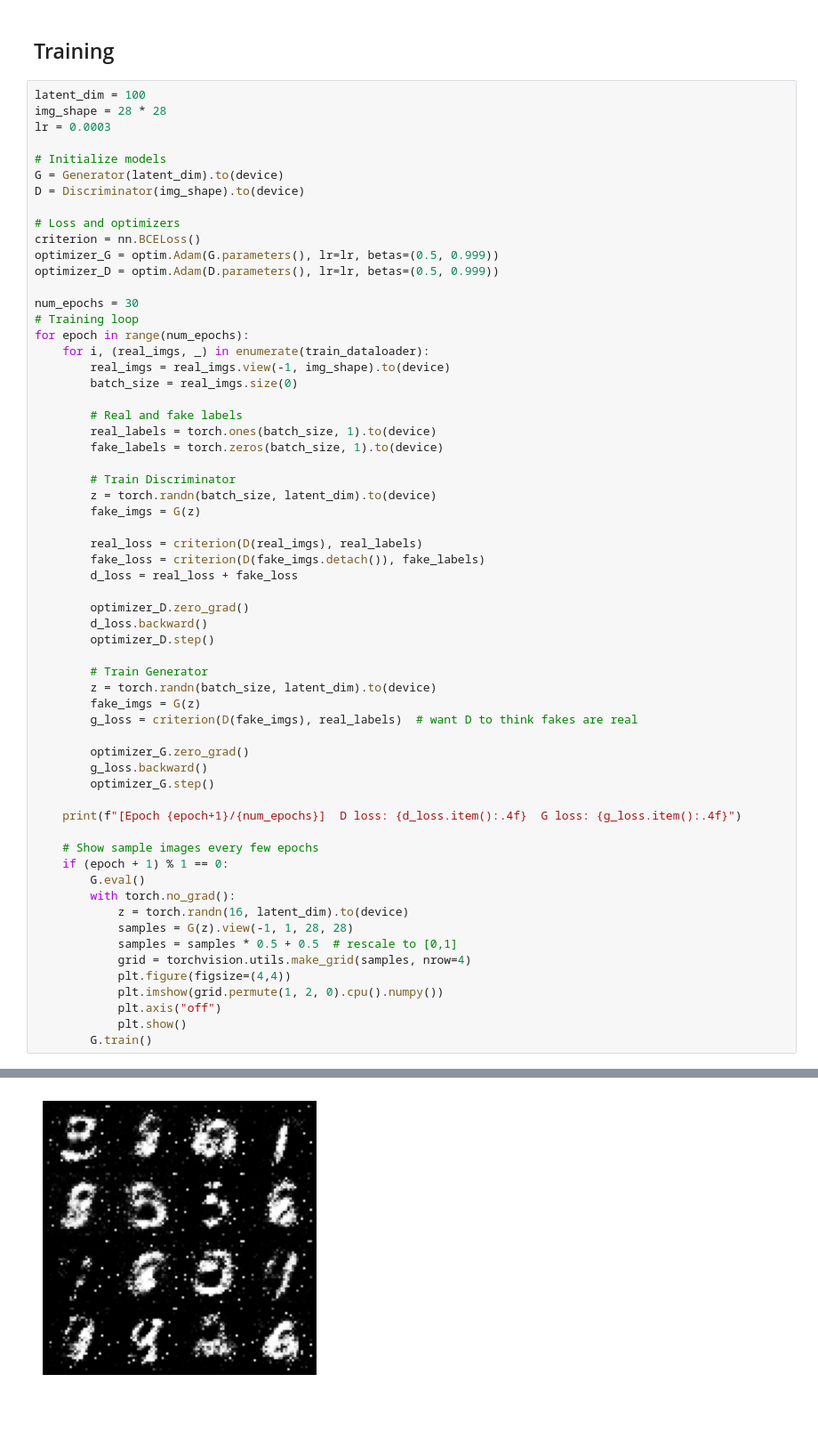
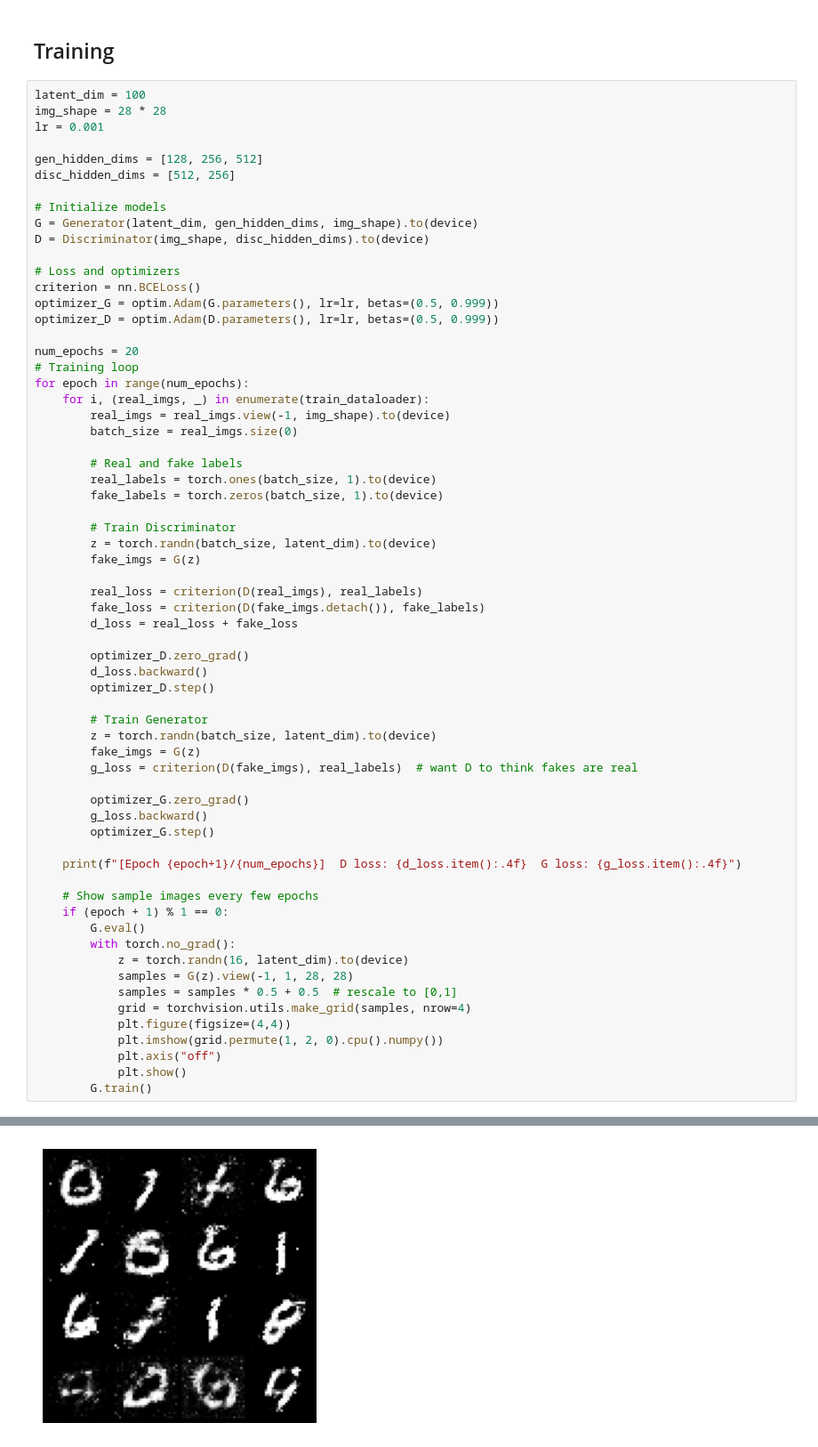
Before and after one commit to efekaanefe/DL-Algorithms-Using-Pytorch, a Jupyter notebook: Generative Adversarial Network.ipynb, the cells around one changed output, grey strips where cells are left out. Shown at 89% size. Saved outputs shown, nothing was run; the diff lists cells and outputs as text; blank space fills up the shorter version.

Commit message:
adjustable hidden layers for generator and discriminator

```diff
--- a/Generative Adversarial Network.ipynb
+++ b/Generative Adversarial Network.ipynb
@@ -92,18 +94,21 @@ class Discriminator(nn.Module):
 # %%
 latent_dim = 100
 img_shape = 28 * 28
-lr = 0.0003
+lr = 0.001
+
+gen_hidden_dims = [128, 256, 512]
+disc_hidden_dims = [512, 256]
 
 # Initialize models
-G = Generator(latent_dim).to(device)
-D = Discriminator(img_shape).to(device)
+G = Generator(latent_dim, gen_hidden_dims, img_shape).to(device)
+D = Discriminator(img_shape, disc_hidden_dims).to(device)
 
 # Loss and optimizers
 criterion = nn.BCELoss()
 optimizer_G = optim.Adam(G.parameters(), lr=lr, betas=(0.5, 0.999))
 optimizer_D = optim.Adam(D.parameters(), lr=lr, betas=(0.5, 0.999))
 
-num_epochs = 30
+num_epochs = 20
 # Training loop
 for epoch in range(num_epochs):
     for i, (real_imgs, _) in enumerate(train_dataloader):
@@ -165 +170 @@ for epoch in range(num_epochs):
-[figure, old version]
+[figure, new version]
```
Also changed, not shown: parts of 2 cells of this notebook.
